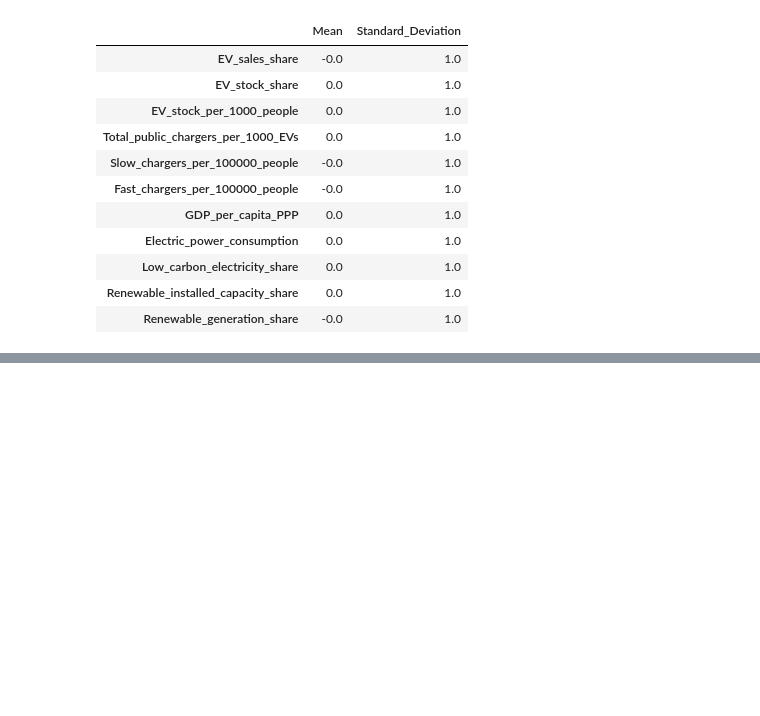
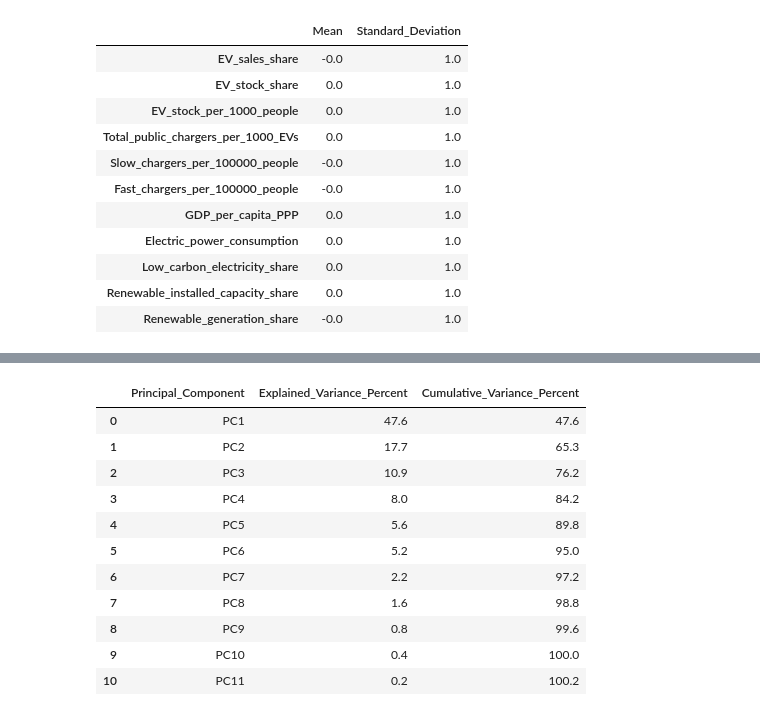
Before and after one commit to RathnamMeghana/DAV_CA1, a Jupyter notebook: index.ipynb, the cells around one changed output, grey strips where cells are left out. Cells and saved outputs as stored; diff of their text form; code cells hidden in the pictures; blank space fills up the shorter version.

```diff
--- a/index.ipynb
+++ b/index.ipynb
@@ -1333,0 +1342,31 @@ standardized_check.round(3)
+# %%
+from sklearn.decomposition import PCA
+
+# Apply PCA to the standardised EV indicators.
+pca = PCA()
+pca.fit(standardized_df[indicator_columns])
+pca_data = pca.transform(standardized_df[indicator_columns])
+
+per_var = np.round(pca.explained_variance_ratio_ * 100, decimals=1)
+labels = ["PC" + str(i) for i in range(1, len(per_var) + 1)]
+
+explained_variance_df = pd.DataFrame({
+    "Principal_Component": labels,
+    "Explained_Variance_Percent": per_var,
+    "Cumulative_Variance_Percent": np.round(np.cumsum(per_var), decimals=1)
+})
+
+explained_variance_df
+# %% [output]
+|  | Principal_Component | Explained_Variance_Percent | Cumulative_Variance_Percent |
+| 0 | PC1 | 47.6 | 47.6 |
+| 1 | PC2 | 17.7 | 65.3 |
+| 2 | PC3 | 10.9 | 76.2 |
+| 3 | PC4 | 8.0 | 84.2 |
+| 4 | PC5 | 5.6 | 89.8 |
+| 5 | PC6 | 5.2 | 95.0 |
+| 6 | PC7 | 2.2 | 97.2 |
+| 7 | PC8 | 1.6 | 98.8 |
+| 8 | PC9 | 0.8 | 99.6 |
+| 9 | PC10 | 0.4 | 100.0 |
+| 10 | PC11 | 0.2 | 100.2 |
```
Also changed, not shown: parts of 3 cells of this notebook.
